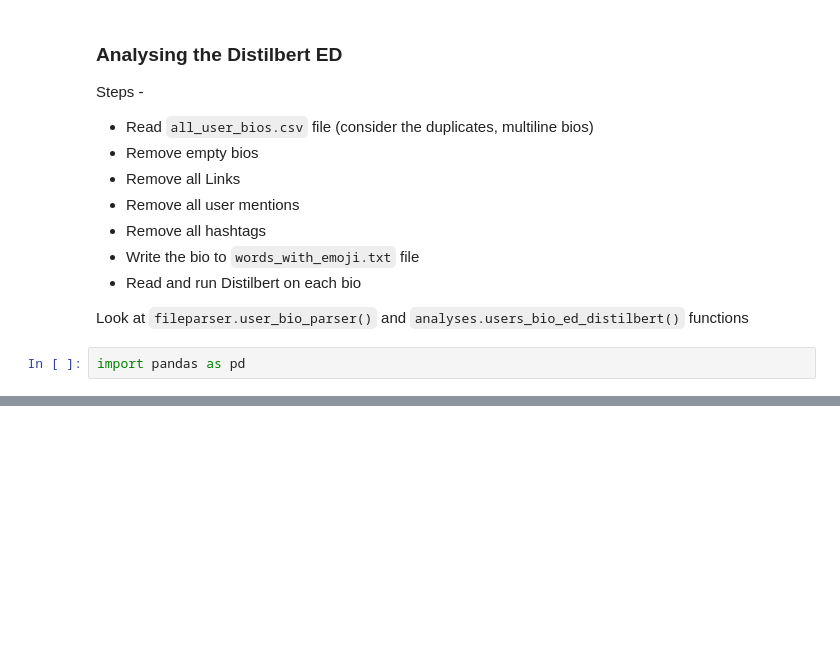
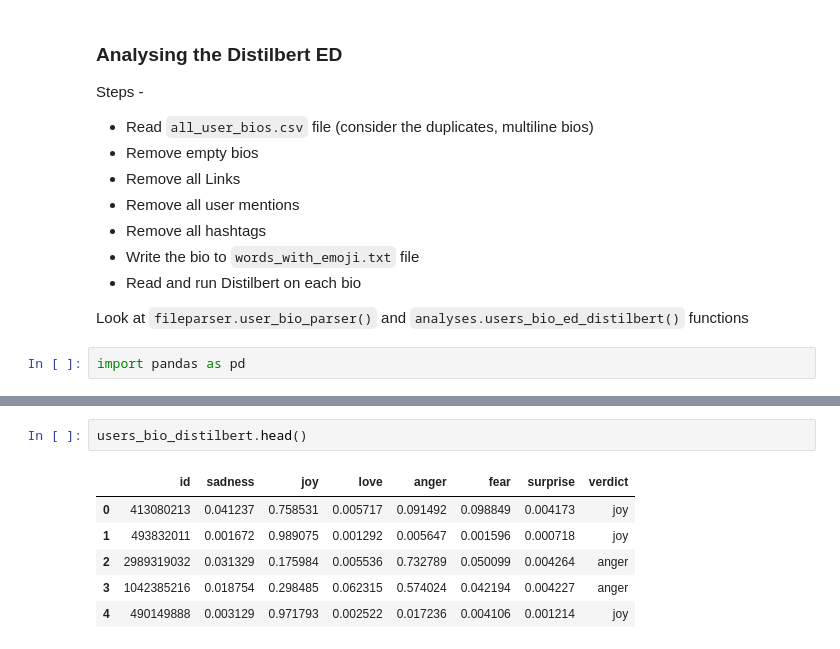
Before and after one commit to Shuv0Khan/TweetApp, a Jupyter notebook: data/users_bio_distilbert.analysis.ipynb, the cells around one changed output, grey strips where cells are left out. Drawn from its saved outputs; the diff is of its cells as text; blank space fills up the shorter version.

```diff
--- a/data/users_bio_distilbert.analysis.ipynb
+++ b/data/users_bio_distilbert.analysis.ipynb
@@ -32,6 +32,15 @@ Data columns (total 8 columns):
  7   verdict   object
 dtypes: float64(6), object(2)
 memory usage: 106.3+ MB
+# %%
+users_bio_distilbert.head()
+# %% [output]
+|  | id | sadness | joy | love | anger | fear | surprise | verdict |
+| 0 | 413080213 | 0.041237 | 0.758531 | 0.005717 | 0.091492 | 0.098849 | 0.004173 | joy |
+| 1 | 493832011 | 0.001672 | 0.989075 | 0.001292 | 0.005647 | 0.001596 | 0.000718 | joy |
+| 2 | 2989319032 | 0.031329 | 0.175984 | 0.005536 | 0.732789 | 0.050099 | 0.004264 | anger |
+| 3 | 1042385216 | 0.018754 | 0.298485 | 0.062315 | 0.574024 | 0.042194 | 0.004227 | anger |
+| 4 | 490149888 | 0.003129 | 0.971793 | 0.002522 | 0.017236 | 0.004106 | 0.001214 | joy |
 # %%
 duplicated_ids = users_bio_distilbert.duplicated(subset='id', keep='first')
 duplicated_ids.info()
```
Also changed, not shown: parts of 9 cells of this notebook, 9 other files.
